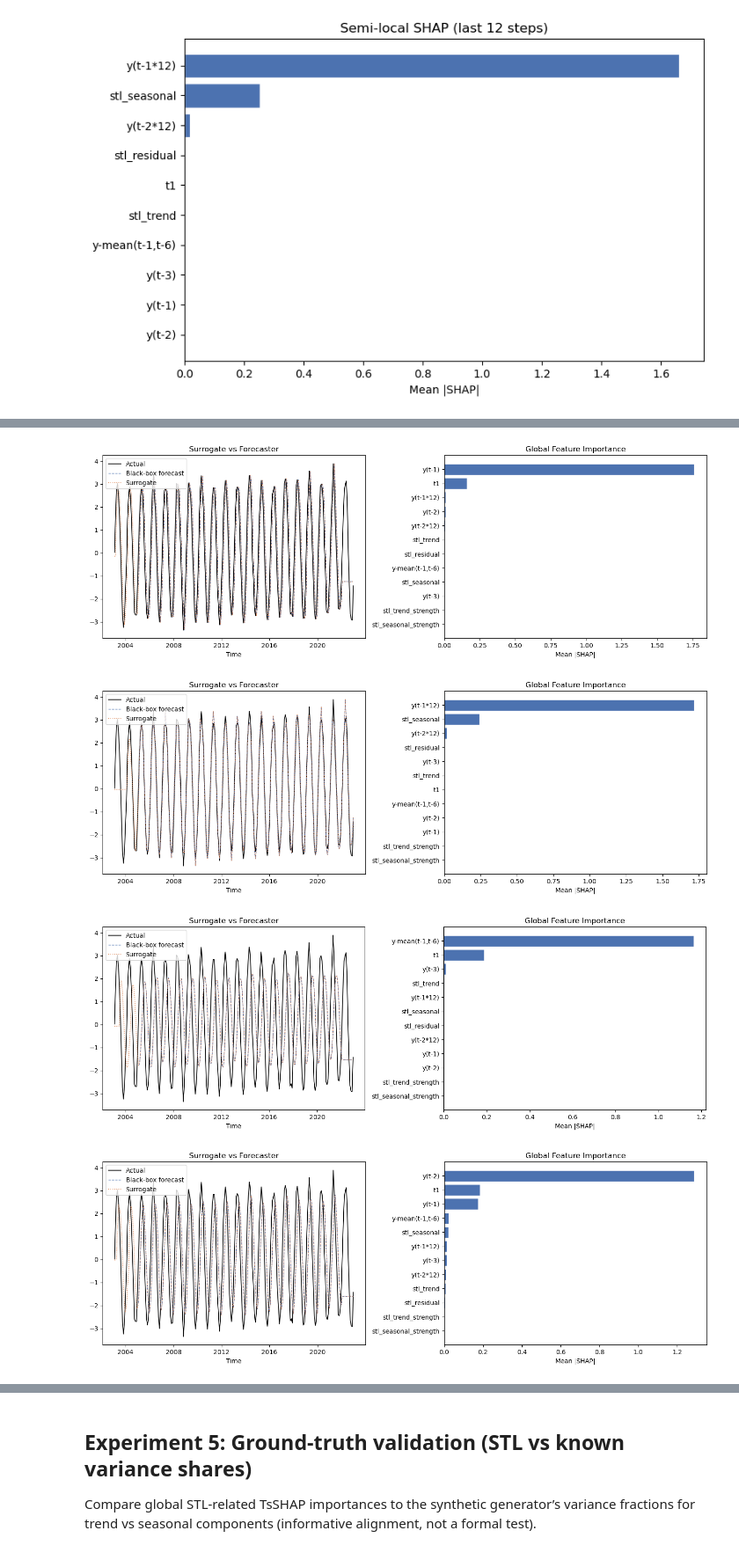
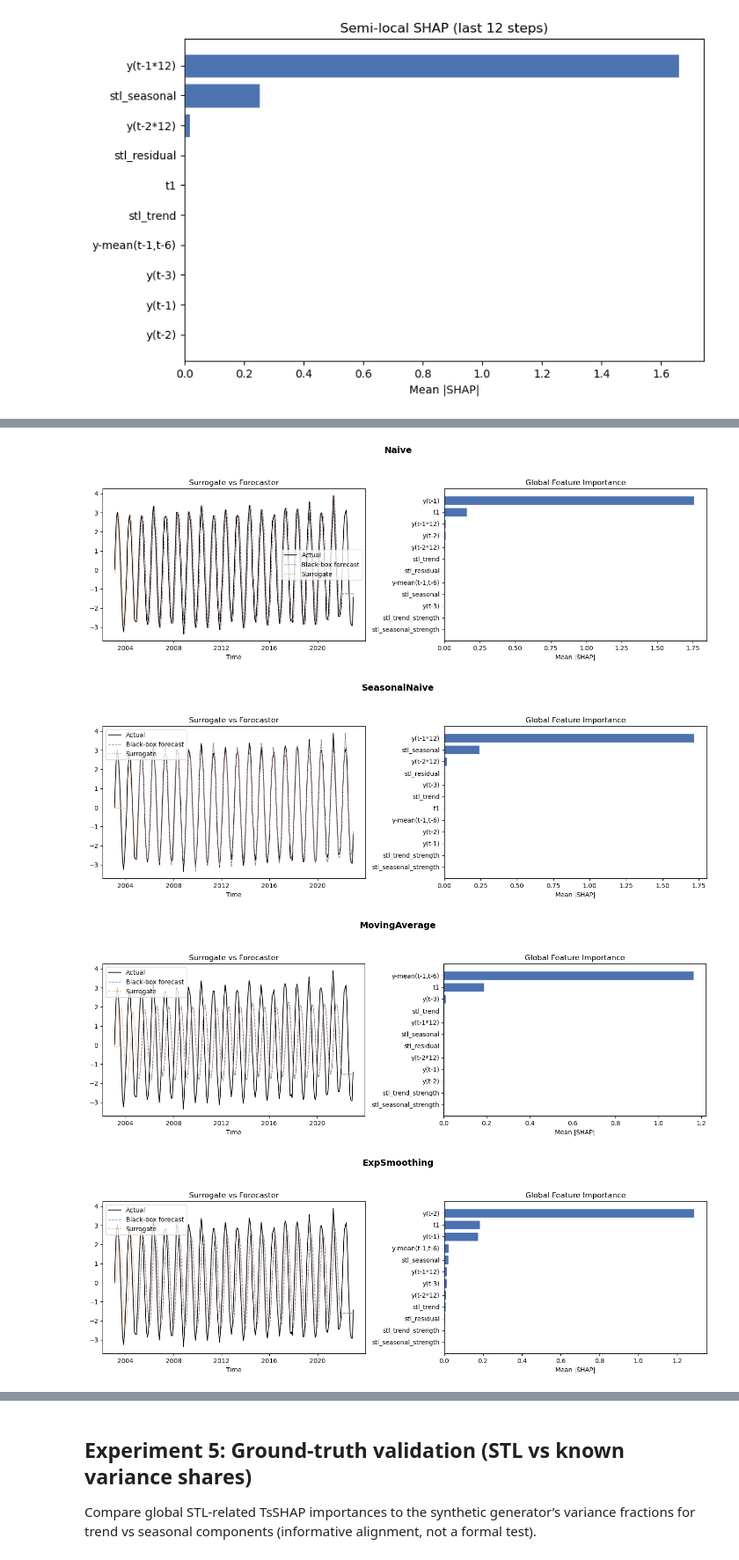
Before and after one commit to ElizaKnapp/tsshap, a Jupyter notebook: notebooks/02_synthetic_evaluation.ipynb, the cells around one changed output, grey strips where cells are left out. Shown at 88% size. Saved outputs shown, nothing was run; the diff lists cells and outputs as text; code cells hidden in the pictures.

```diff
--- a/notebooks/02_synthetic_evaluation.ipynb
+++ b/notebooks/02_synthetic_evaluation.ipynb
@@ -140,12 +140,18 @@ Same synthetic series and feature extractors as Experiment 1; only the black-box
 # %%
 from evaluation.metrics import surrogate_accuracy
-from tsshap.forecasters import ExponentialSmoothingForecaster
+from tsshap.forecasters import (
+    ExponentialSmoothingForecaster,
+    XGBoostForecaster,
+    ProphetForecaster,
+)
 
 forecasters = {
     'Naive': NaiveForecaster(),
     'SeasonalNaive': SeasonalNaiveForecaster(period=12),
     'MovingAverage': MovingAverageForecaster(k=6),
     'ExpSmoothing': ExponentialSmoothingForecaster(alpha=0.5),
+    'XGBoost': XGBoostForecaster(lags=12),
+    'Prophet': ProphetForecaster(),
 }
 
 rows = []
@@ -153,35 +159,36 @@ for name, fc in forecasters.items():
     # Set up explainer
     exp = TsSHAPExplainer(
         forecaster=fc,
         feature_extractors=feature_extractors,
         horizon=12,
     )
     exp.fit(y)
 
     # Get the results and plot them
     result_global = exp.explain(scope='global')
     fig, axes = plt.subplots(1, 2, figsize=(14, 5))
     plot_forecasts(result_global, ax=axes[0], title='Surrogate vs Forecaster')
     plot_importance(result_global, top_n=12, ax=axes[1], title='Global Feature Importance')
-    plt.tight_layout()
+    fig.suptitle(name, fontsize=14, fontweight='bold')
+    plt.tight_layout(rect=[0, 0, 1, 0.93])
     plt.show()
 
     # Evaluate the accuracy
     acc = surrogate_accuracy(
         backtested_forecasts=exp.backtest_result.forecasts,
         surrogate_preds=pd.Series(
             exp.surrogate.predict(exp.feature_matrix.fillna(0)),
             index=exp.feature_matrix.index
         ),
         y=y,
     )
     acc['forecaster'] = name
     rows.append(acc)
 
 acc_df = pd.DataFrame(rows).set_index('forecaster')
 print(acc_df.round(4))
 # %% [output]
-[figure, old version]
+[figure, new version]
-[figure, old version]
+[figure, new version]
-[figure, old version]
+[figure, new version]
-[figure, old version]
+[figure, new version]
```
Also changed, not shown: parts of 8 cells of this notebook, 12 other files.
